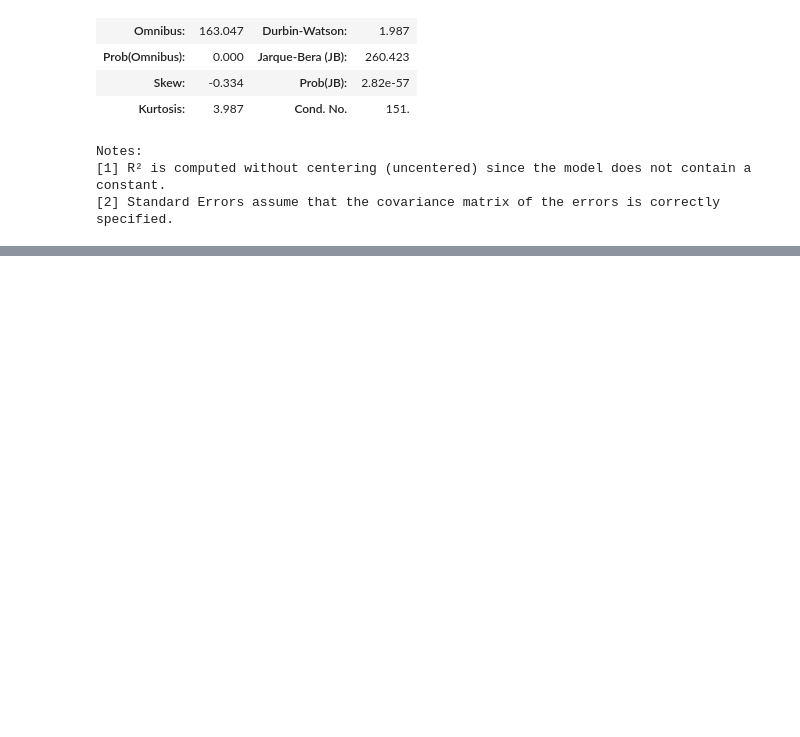
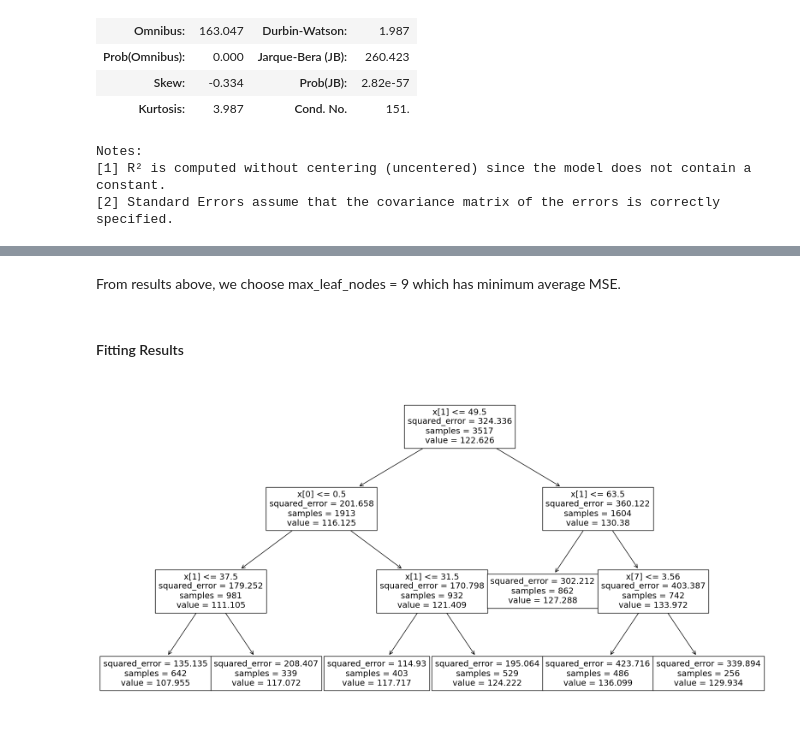
Before and after one commit to LiangqiTang/503-final-project, a Jupyter notebook: Stats 503 Final Project.ipynb, the cells around one changed output, grey strips where cells are left out. Saved outputs shown, nothing was run; the diff lists cells and outputs as text; code cells hidden in the pictures; blank space fills up the shorter version.

Commit message:
tree regression

```diff
--- a/Stats 503 Final Project.ipynb
+++ b/Stats 503 Final Project.ipynb
@@ -650,0 +670,11 @@ Notes:
+# %%
+# split into train and test datasets
+data_train, data_test = train_test_split(data, test_size = 0.2, random_state = 6789, stratify = data[["HYPER"]])
+
+# extract train/test X and y
+X_train = data_train.drop(["BPXOSY","BPXODI","HYPER"], axis = 1)
+y_train_h = data_train.BPXOSY
+y_train_l = data_train.BPXODI
+X_test = data_test.drop(["BPXOSY","BPXODI","HYPER"], axis = 1)
+y_test_h = data_test.BPXOSY
+y_test_l = data_test.BPXODI
@@ -650,0 +738,13 @@ Notes:
+# %% [markdown]
+From results above, we choose max_leaf_nodes = 9 which has minimum average MSE.
+# %% [markdown]
+#### Fitting Results
+# %%
+# Use chosen tree model to do regression and plot them
+tree1 = DecisionTreeRegressor(random_state = 0, max_leaf_nodes = 7)
+tree1.fit(X_train, y_train_h)
+plt.figure(figsize=(20,10))
+tree.plot_tree(tree1)
+plt.show()
+# %% [output]
+[figure, added]
```
Also changed, not shown: parts of 24 cells of this notebook, 1 other file.
